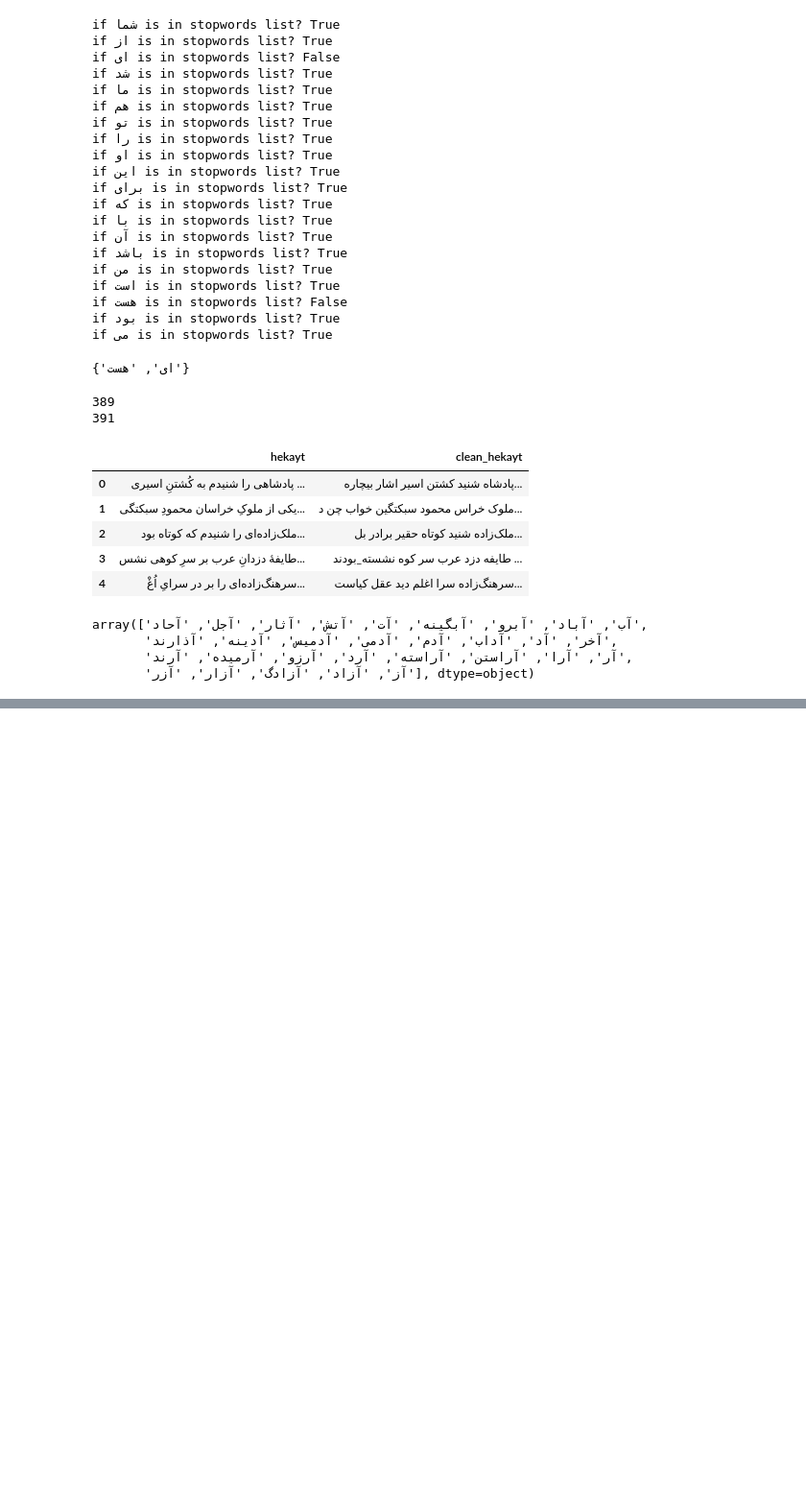
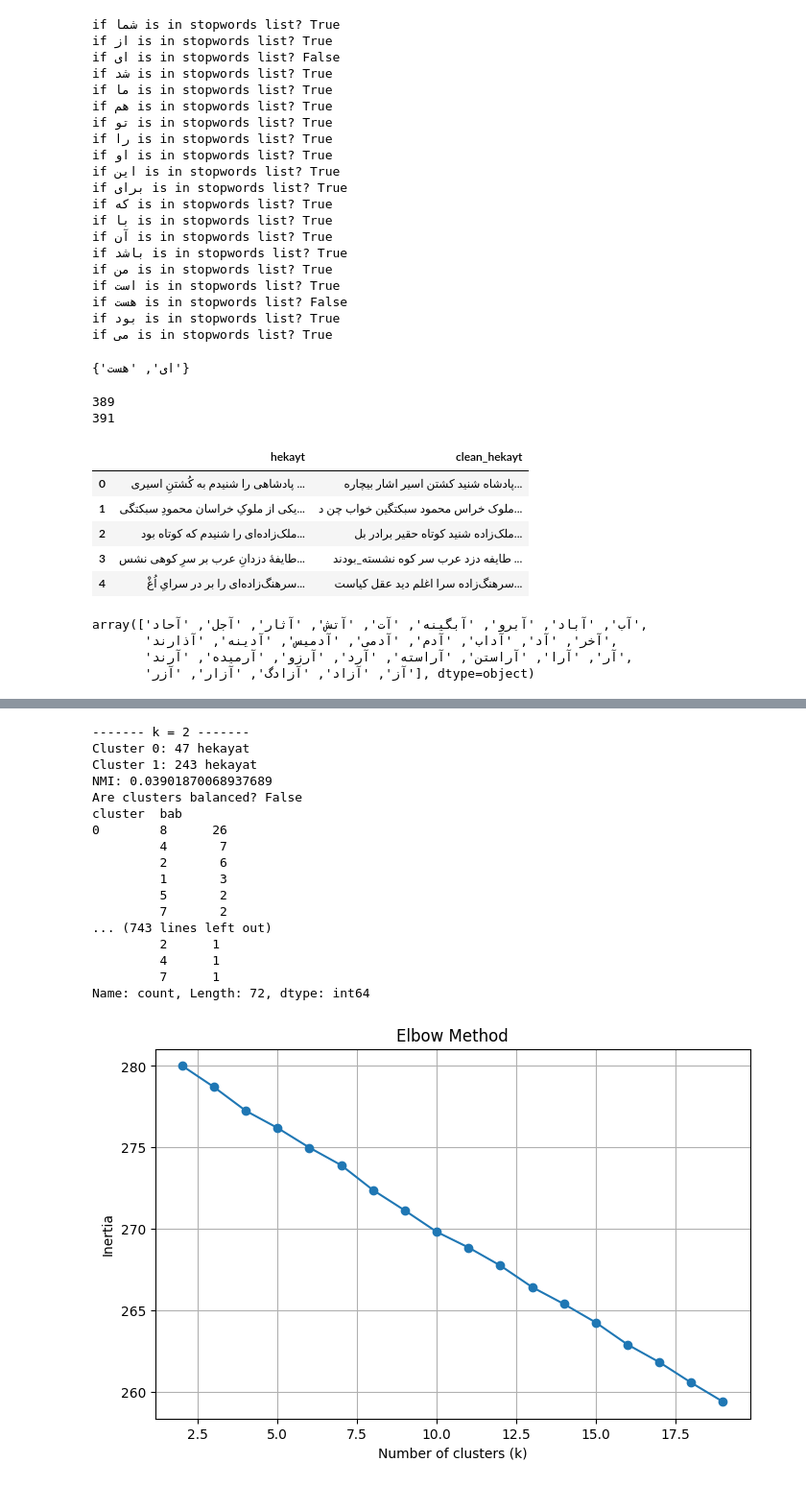
Before and after one commit to elaheyaghoubi/golestan-text-clustering, a Jupyter notebook: main.ipynb, the cells around one changed output, grey strips where cells are left out. Shown at 96% size. Drawn from its saved outputs; the diff is of its cells as text; code cells hidden in the pictures; blank space fills up the shorter version.

Commit message:
Add elbow method analysis, cluster size evaluation, and bab–cluster distribution checks

```diff
--- a/main.ipynb
+++ b/main.ipynb
@@ -151,3 +143,0 @@ kmeans = KMeans(
-# %%
-X = x_tfidf
-y_true = df["bab"]
@@ -213,0 +229,5 @@ Top words for cluster 0:
+# %%
+kmeans_model, labels = fit_kmeans(x_tfidf, k)
+
+centers = kmeans_model.cluster_centers_
+print("Cluster centers shape:", centers.shape)
@@ -213,0 +266,59 @@ Top words for cluster 0:
+# %%
+for k in range(1, 20):
+    kmeans_model, cluster_labels = fit_kmeans(x_tfidf, k)
+    # plot_clusters_tsne(x_tfidf, cluster_labels)
+# %%
+# -----*** Elbow Method ***-----
+inertias = []
+
+for k in range(2, 20):
+    print(f"------- k = {k} -------")
+
+    kmeans, labels = fit_kmeans(x_tfidf, k)
+
+    unique, counts = np.unique(labels, return_counts=True)
+    for lbl, cnt in zip(unique, counts):
+        print(f"Cluster {lbl}: {cnt} hekayat")
+
+    nmi = normalized_mutual_info_score(df["bab"], labels)
+    print("NMI:", nmi)
+
+    threshold = 0.15 * np.mean(counts)  # 15% deviation allowed
+    print("Are clusters balanced?", np.std(counts) < threshold)
+
+    inertias.append(kmeans.inertia_)
+
+    df_clusters = pd.DataFrame({
+    "cluster": labels,
+    "bab": df["bab"]
+})
+
+    cluster_groups = df_clusters.groupby("cluster")["bab"].value_counts()
+    print(cluster_groups)
+
+plt.figure(figsize=(8, 5))
+plt.plot(range(2, 20), inertias, marker='o')
+plt.xlabel("Number of clusters (k)")
+plt.ylabel("Inertia")
+plt.title("Elbow Method")
+plt.grid(True)
+plt.show()
+# %% [output]
+------- k = 2 -------
+Cluster 0: 47 hekayat
+Cluster 1: 243 hekayat
+NMI: 0.03901870068937689
+Are clusters balanced? False
+cluster  bab
+0        8      26
+         4       7
+         2       6
+         1       3
+         5       2
+         7       2
+... (743 lines left out)
+         2      1
+         4      1
+         7      1
+Name: count, Length: 72, dtype: int64
+[figure, added]
```
Also changed, not shown: parts of 17 cells of this notebook.
